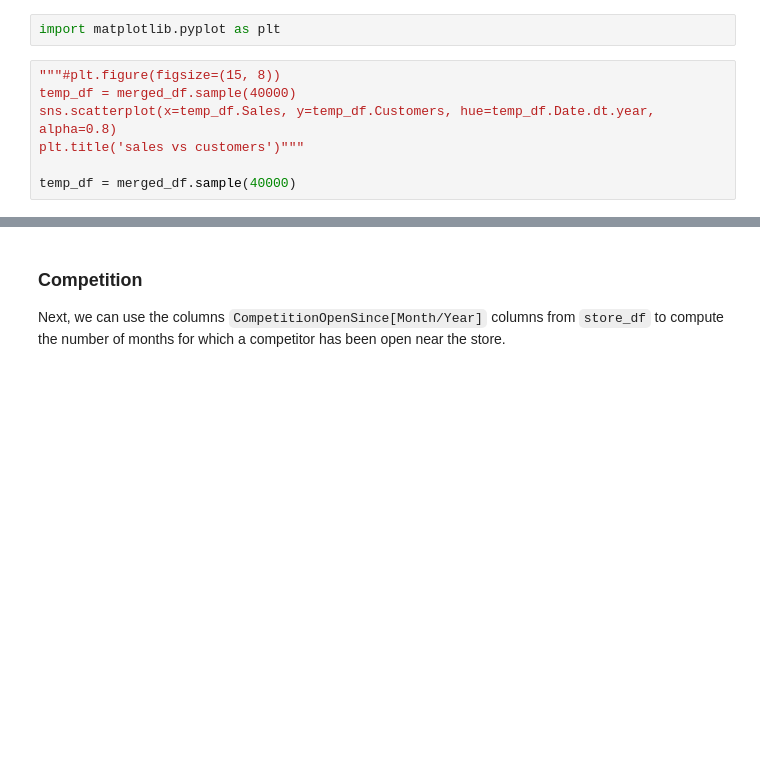
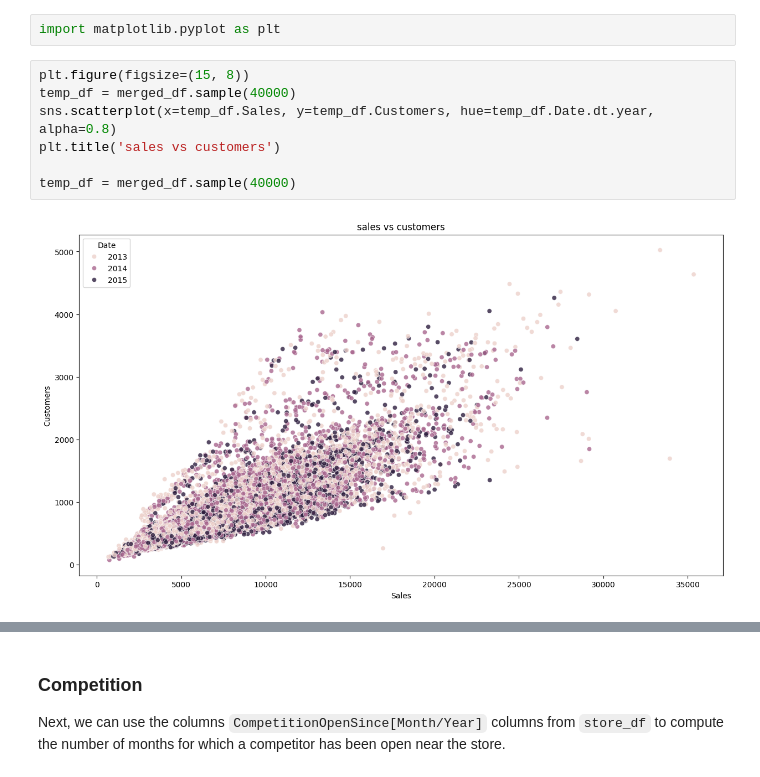
Before and after one commit to jasurme/Rossman-store-sales-analysis-and-prediction, a Jupyter notebook: rossman_store_notebook.ipynb, the cells around one changed output, grey strips where cells are left out. Drawn from its saved outputs; the diff is of its cells as text; blank space fills up the shorter version.

```diff
--- a/rossman_store_notebook.ipynb
+++ b/rossman_store_notebook.ipynb
@@ -81,11 +192,13 @@ merged_df = merged_df[merged_df.Open == 1].copy()
 # %%
 import matplotlib.pyplot as plt
 # %%
-"""#plt.figure(figsize=(15, 8))
+plt.figure(figsize=(15, 8))
 temp_df = merged_df.sample(40000)
 sns.scatterplot(x=temp_df.Sales, y=temp_df.Customers, hue=temp_df.Date.dt.year, alpha=0.8)
-plt.title('sales vs customers')"""
+plt.title('sales vs customers')
 
 temp_df = merged_df.sample(40000)
+# %% [output]
+[figure, added]
 # %%
 temp_df.columns
```
Also changed, not shown: parts of 81 cells of this notebook, 1 other file.
